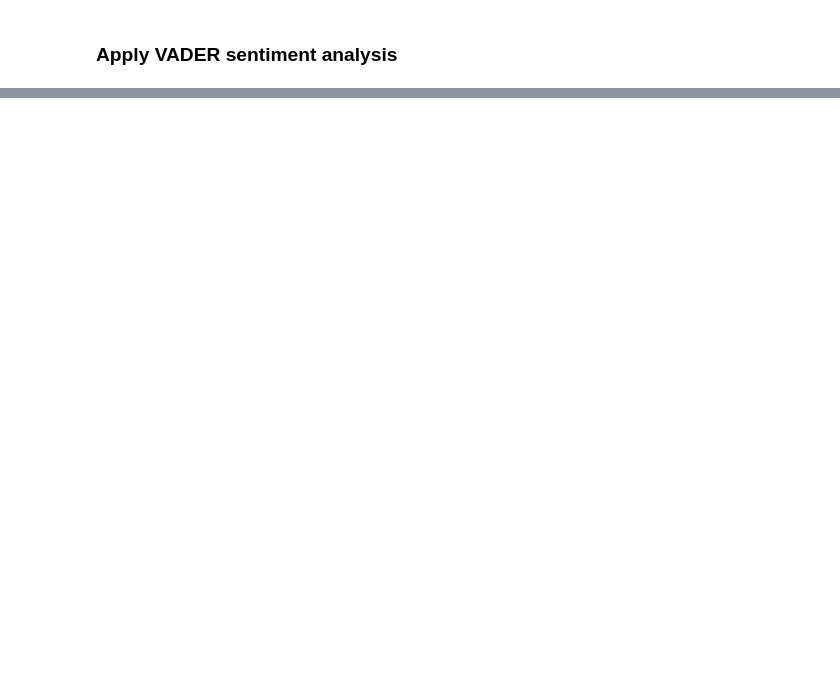
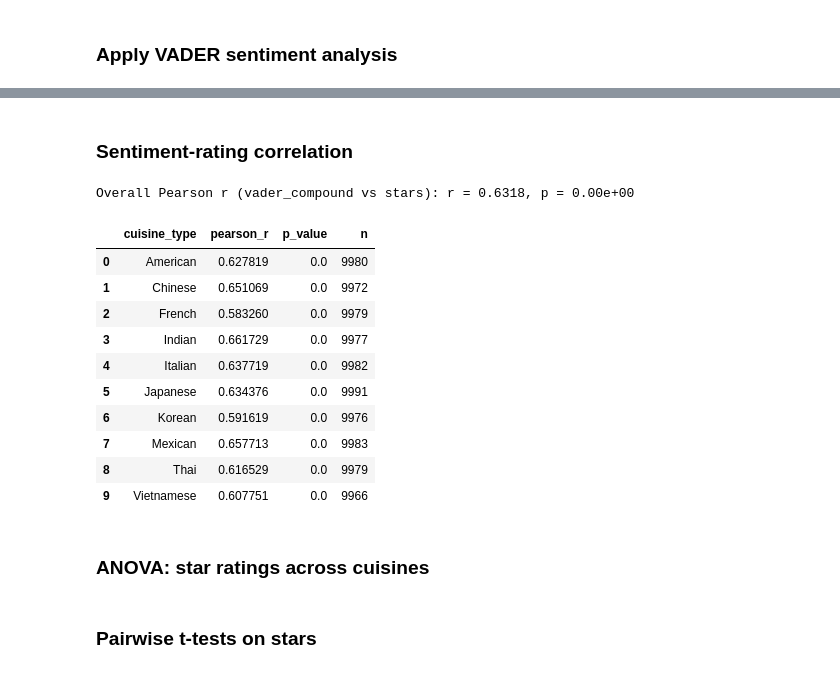
Before and after one commit to melinayg/CS4120-Project, a Jupyter notebook: project_file.ipynb, the cells around one changed output, grey strips where cells are left out. Drawn from its saved outputs; the diff is of its cells as text; code cells hidden in the pictures; blank space fills up the shorter version.

```diff
--- a/project_file.ipynb
+++ b/project_file.ipynb
@@ -275,42 +262,54 @@ display(by_cuisine.sort_values("vader_compound_mean", ascending=False).reset_ind
+# %% [markdown]
+### Sentiment-rating correlation
 # %%
-# === [SENTIMENT 5/8] Sentiment–rating correlation ===
-import numpy as np
-from scipy import stats as scipy_stats
-
-# Overall Pearson r (stars are discrete but widely used with Pearson here)
+# overall Pearson r
 mask = df_sent["vader_compound"].notna() & df_sent["stars"].notna()
 r_all, p_all = scipy_stats.pearsonr(
     df_sent.loc[mask, "vader_compound"],
     df_sent.loc[mask, "stars"],
 )
-print(f"[CORR] Overall Pearson r (vader_compound vs stars): r = {r_all:.4f}, p = {p_all:.2e}")
+print(f"Overall Pearson r (vader_compound vs stars): r = {r_all:.4f}, p = {p_all:.2e}")
 
+# Pearson r per cuisine
 rows = []
 for cuisine, g in df_sent.groupby("cuisine_type"):
     m = g["vader_compound"].notna() & g["stars"].notna()
     if m.sum() < 3:
         rows.append(
             {
                 "cuisine_type": cuisine,
                 "pearson_r": np.nan,
                 "p_value": np.nan,
                 "n": int(m.sum()),
                 "note": "insufficient rows",
             }
         )
         continue
     r_c, p_c = scipy_stats.pearsonr(g.loc[m, "vader_compound"], g.loc[m, "stars"])
     rows.append(
         {
             "cuisine_type": cuisine,
             "pearson_r": r_c,
             "p_value": p_c,
             "n": int(m.sum()),
-            "note": "",
         }
     )
 
 corr_by_cuisine = pd.DataFrame(rows)
-print("\n[CORR] Per cuisine (Pearson vader_compound vs stars)")
-print(corr_by_cuisine.to_string(index=False))
+display(corr_by_cuisine)
+# %% [output]
+Overall Pearson r (vader_compound vs stars): r = 0.6318, p = 0.00e+00
+|  | cuisine_type | pearson_r | p_value | n |
+| 0 | American | 0.627819 | 0.0 | 9980 |
+| 1 | Chinese | 0.651069 | 0.0 | 9972 |
+| 2 | French | 0.583260 | 0.0 | 9979 |
+| 3 | Indian | 0.661729 | 0.0 | 9977 |
+| 4 | Italian | 0.637719 | 0.0 | 9982 |
+| 5 | Japanese | 0.634376 | 0.0 | 9991 |
+| 6 | Korean | 0.591619 | 0.0 | 9976 |
+| 7 | Mexican | 0.657713 | 0.0 | 9983 |
+| 8 | Thai | 0.616529 | 0.0 | 9979 |
+| 9 | Vietnamese | 0.607751 | 0.0 | 9966 |
+# %% [markdown]
+### ANOVA: star ratings across cuisines
 # %%
@@ -332 +325,3 @@ else:
+# %% [markdown]
+### Pairwise t-tests on stars
 # %%
```
Also changed, not shown: parts of 21 cells of this notebook.
